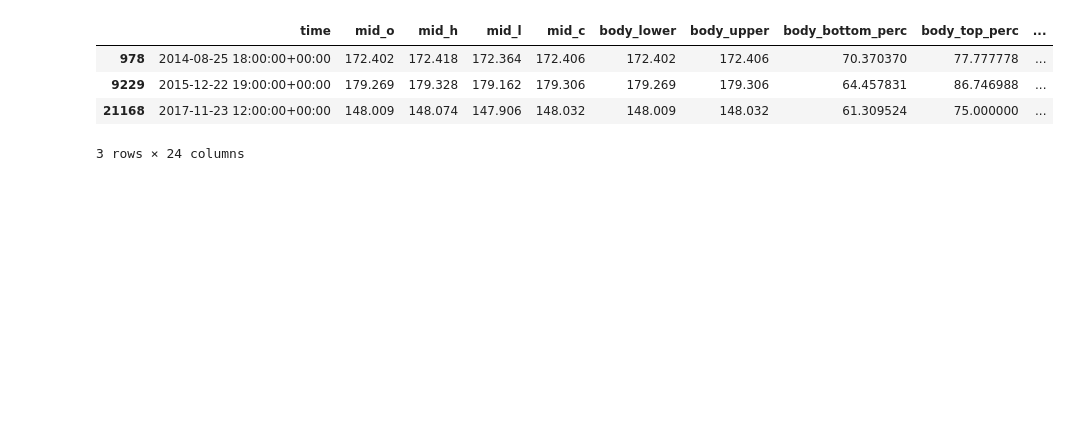
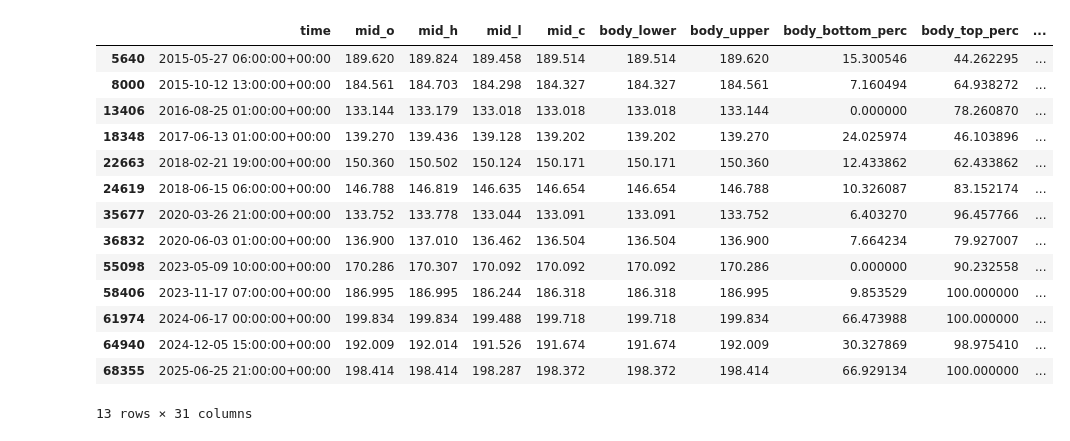
Before and after one commit to dirk1729/algo-forex-trading, a Jupyter notebook: exploration/candle_pattens.ipynb, the cells around one changed output. Drawn from its saved outputs; the diff is of its cells as text; code cells hidden in the pictures; blank space fills up the shorter version.

```diff
--- a/exploration/candle_pattens.ipynb
+++ b/exploration/candle_pattens.ipynb
@@ -71,12 +15,2 @@ def apply_tweezer_bottom(row):
-# %%
-df_an['body_size_prev'] = df_an.body_size.shift(1)
-df_an['direction_prev'] = df_an.direction.shift(1)
-df_an['HANGING_MAN'] = df_an.apply(apply_hanging_man, axis=1)
-df_an['SHOOTING_STAR'] = df_an.apply(apply_shooting_star, axis=1)
-df_an['SPINNING_TOP'] = df_an.apply(apply_spinning_top, axis=1)
-df_an['MARUBOZU'] = df_an.apply(apply_marubozu, axis=1)
-df_an['ENGULFING'] = df_an.apply(apply_engulfing, axis=1)
-df_an['TWEEZER_TOP'] = df_an.apply(apply_tweezer_top, axis=1)
-df_an['TWEEZER_BOTTOM'] = df_an.apply(apply_tweezer_bottom, axis=1)
 # %%
 MARKER = "#0066FF"
@@ -97,10 +31,20 @@ cp.fig.add_trace(go.Candlestick(
                 decreasing_line_color=MARKER
             ))
 # %%
-df_an[df_an['TWEEZER_BOTTOM'] == True]
+df_an[df_an['EVENING_STAR'] == True]
 # %% [output]
 |  | time | mid_o | mid_h | mid_l | mid_c | body_lower | body_upper | body_bottom_perc | body_top_perc | ... |
-| 978 | 2014-08-25 18:00:00+00:00 | 172.402 | 172.418 | 172.364 | 172.406 | 172.402 | 172.406 | 70.370370 | 77.777778 | ... |
-| 9229 | 2015-12-22 19:00:00+00:00 | 179.269 | 179.328 | 179.162 | 179.306 | 179.269 | 179.306 | 64.457831 | 86.746988 | ... |
-| 21168 | 2017-11-23 12:00:00+00:00 | 148.009 | 148.074 | 147.906 | 148.032 | 148.009 | 148.032 | 61.309524 | 75.000000 | ... |
+| 5640 | 2015-05-27 06:00:00+00:00 | 189.620 | 189.824 | 189.458 | 189.514 | 189.514 | 189.620 | 15.300546 | 44.262295 | ... |
+| 8000 | 2015-10-12 13:00:00+00:00 | 184.561 | 184.703 | 184.298 | 184.327 | 184.327 | 184.561 | 7.160494 | 64.938272 | ... |
+| 13406 | 2016-08-25 01:00:00+00:00 | 133.144 | 133.179 | 133.018 | 133.018 | 133.018 | 133.144 | 0.000000 | 78.260870 | ... |
+| 18348 | 2017-06-13 01:00:00+00:00 | 139.270 | 139.436 | 139.128 | 139.202 | 139.202 | 139.270 | 24.025974 | 46.103896 | ... |
+| 22663 | 2018-02-21 19:00:00+00:00 | 150.360 | 150.502 | 150.124 | 150.171 | 150.171 | 150.360 | 12.433862 | 62.433862 | ... |
+| 24619 | 2018-06-15 06:00:00+00:00 | 146.788 | 146.819 | 146.635 | 146.654 | 146.654 | 146.788 | 10.326087 | 83.152174 | ... |
+| 35677 | 2020-03-26 21:00:00+00:00 | 133.752 | 133.778 | 133.044 | 133.091 | 133.091 | 133.752 | 6.403270 | 96.457766 | ... |
+| 36832 | 2020-06-03 01:00:00+00:00 | 136.900 | 137.010 | 136.462 | 136.504 | 136.504 | 136.900 | 7.664234 | 79.927007 | ... |
+| 55098 | 2023-05-09 10:00:00+00:00 | 170.286 | 170.307 | 170.092 | 170.092 | 170.092 | 170.286 | 0.000000 | 90.232558 | ... |
+| 58406 | 2023-11-17 07:00:00+00:00 | 186.995 | 186.995 | 186.244 | 186.318 | 186.318 | 186.995 | 9.853529 | 100.000000 | ... |
+| 61974 | 2024-06-17 00:00:00+00:00 | 199.834 | 199.834 | 199.488 | 199.718 | 199.718 | 199.834 | 66.473988 | 100.000000 | ... |
+| 64940 | 2024-12-05 15:00:00+00:00 | 192.009 | 192.014 | 191.526 | 191.674 | 191.674 | 192.009 | 30.327869 | 98.975410 | ... |
+| 68355 | 2025-06-25 21:00:00+00:00 | 198.414 | 198.414 | 198.287 | 198.372 | 198.372 | 198.414 | 66.929134 | 100.000000 | ... |
-3 rows × 24 columns
+13 rows × 31 columns
```
Also changed, not shown: parts of 2 cells of this notebook, 2 other files.
